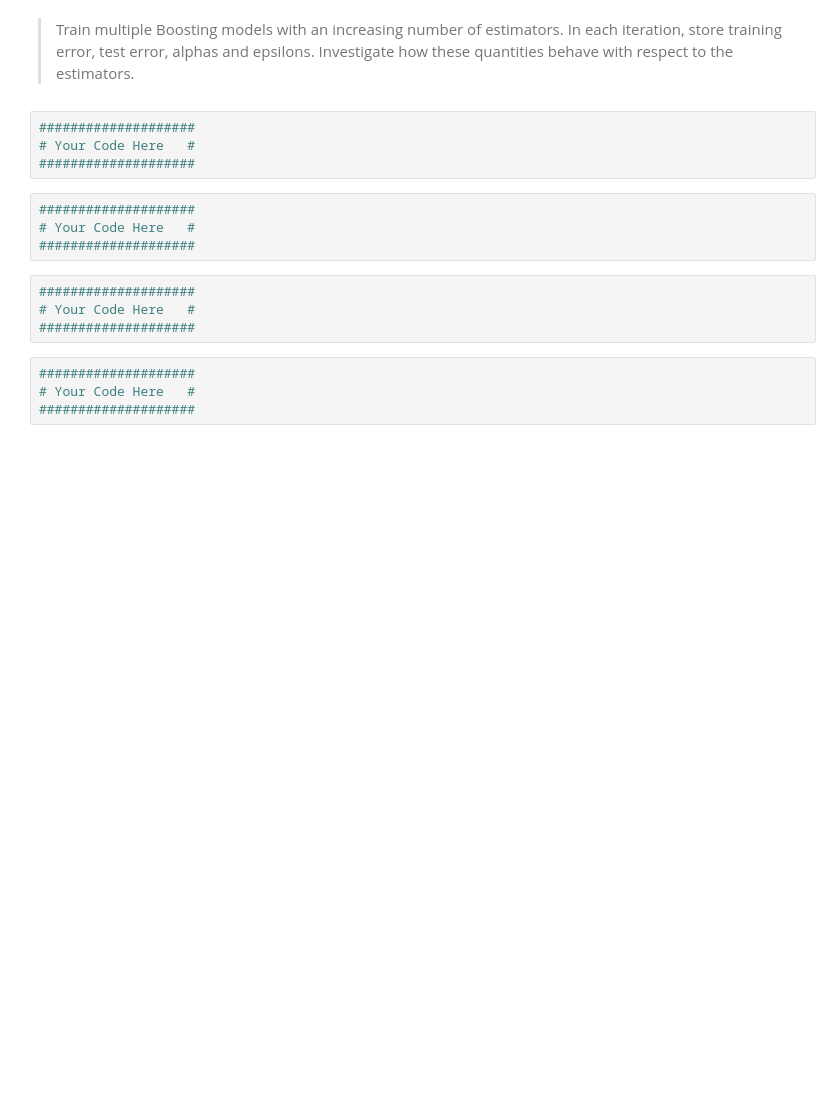
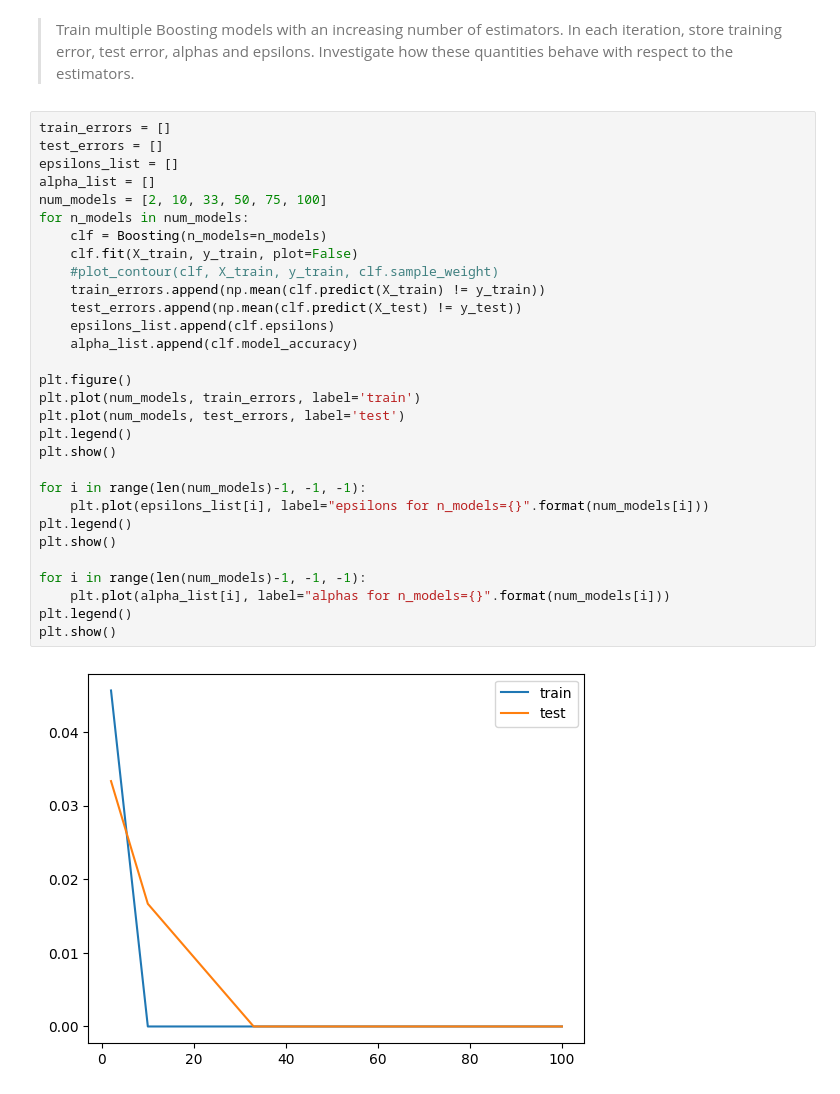
Before and after one commit to KlaraGtknst/PatRec2_SoSe24, a Jupyter notebook: 11_AdaBoost.ipynb, the cells around one changed output. Cells and saved outputs as stored; diff of their text form; blank space fills up the shorter version.

```diff
--- a/11_AdaBoost.ipynb
+++ b/11_AdaBoost.ipynb
@@ -80,18 +108,34 @@ plt.show()
 # %% [markdown]
 > Train multiple Boosting models with an increasing number of estimators.  In each iteration, store training error, test error, alphas and epsilons. Investigate how these quantities behave with respect to the estimators.
-# %%
-####################
-# Your Code Here   #
-####################
-# %%
-####################
-# Your Code Here   #
-####################
-# %%
-####################
-# Your Code Here   #
-####################
-# %%
-####################
-# Your Code Here   #
-####################
+# %%
+train_errors = []
+test_errors = []
+epsilons_list = []
+alpha_list = []
+num_models = [2, 10, 33, 50, 75, 100]
+for n_models in num_models:
+    clf = Boosting(n_models=n_models)
+    clf.fit(X_train, y_train, plot=False)
+    #plot_contour(clf, X_train, y_train, clf.sample_weight)
+    train_errors.append(np.mean(clf.predict(X_train) != y_train))
+    test_errors.append(np.mean(clf.predict(X_test) != y_test))
+    epsilons_list.append(clf.epsilons)
+    alpha_list.append(clf.model_accuracy)
+
+plt.figure()
+plt.plot(num_models, train_errors, label='train')
+plt.plot(num_models, test_errors, label='test')
+plt.legend()
+plt.show()
+
+for i in range(len(num_models)-1, -1, -1):
+    plt.plot(epsilons_list[i], label="epsilons for n_models={}".format(num_models[i]))
+plt.legend()
+plt.show()
+
+for i in range(len(num_models)-1, -1, -1):
+    plt.plot(alpha_list[i], label="alphas for n_models={}".format(num_models[i]))
+plt.legend()
+plt.show()
+# %% [output]
+[figure, added]
```
Also changed, not shown: parts of 6 cells of this notebook.
